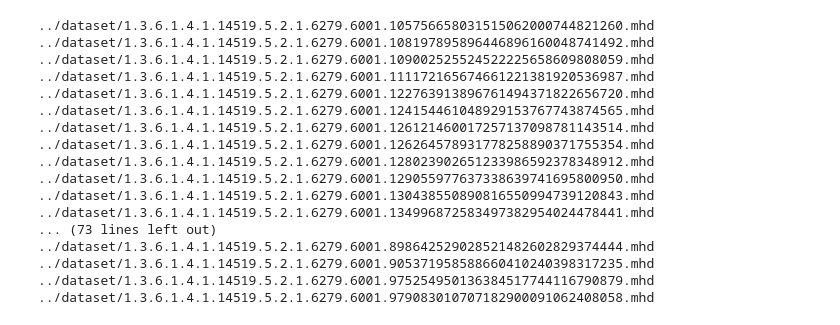
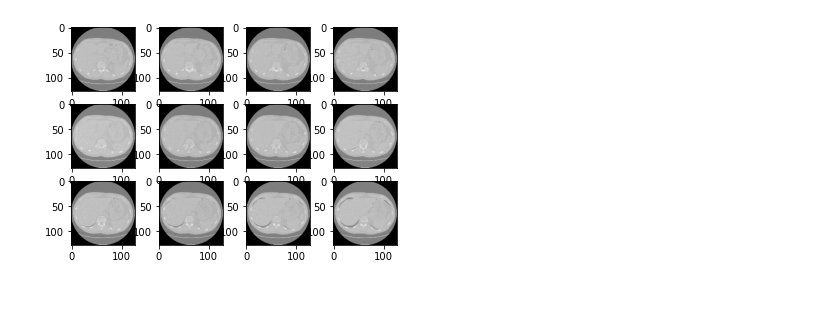
Before and after one commit to db-lk-wmii-2017/lung-cancer-detection, a Jupyter notebook: DataUnpack.ipynb, the cells around one changed output. Saved outputs shown, nothing was run; the diff lists cells and outputs as text; code cells hidden in the pictures; blank space fills up the shorter version.

```diff
--- a/DataUnpack.ipynb
+++ b/DataUnpack.ipynb
@@ -9,19 +10,12 @@ import matplotlib.pylab as plt
 # %%
 images_path = '../dataset/'
 test_image = "../dataset/1.3.6.1.4.1.14519.5.2.1.6279.6001.105756658031515062000744821260.mhd"
+IMG_SIZE = 128
+DATA_IMAGES = 1
+DATA_SLICES = 12
 # %%
 def load_image(filename):
     image = sitk.ReadImage(filename)
     ct_scan = sitk.GetArrayFromImage(image)
 
     return ct_scan
-# %%
-ct_scan = load_image(test_image)
-ct_scan[0]
-
-plt.figure(figsize=(20,64))
-plt.gray()
-plt.subplots_adjust(0,0,1,1,0.01,0.01)
-for i in range(ct_scan.shape[0]):
-    plt.subplot(30,5,i+1), plt.imshow(ct_scan[i]), plt.axis('off')
-plt.show()
@@ -30,23 +22,19 @@ plt.show()
 # %%
+images = []
 for (dirpath, dirnames, files) in walk(images_path):
     for file in files:
         if file.endswith(".mhd"):
-            print(images_path+file)
+            images.append(images_path+file)
-# %% [output]
-../dataset/1.3.6.1.4.1.14519.5.2.1.6279.6001.105756658031515062000744821260.mhd
-../dataset/1.3.6.1.4.1.14519.5.2.1.6279.6001.108197895896446896160048741492.mhd
-../dataset/1.3.6.1.4.1.14519.5.2.1.6279.6001.109002525524522225658609808059.mhd
-../dataset/1.3.6.1.4.1.14519.5.2.1.6279.6001.111172165674661221381920536987.mhd
-../dataset/1.3.6.1.4.1.14519.5.2.1.6279.6001.122763913896761494371822656720.mhd
-../dataset/1.3.6.1.4.1.14519.5.2.1.6279.6001.124154461048929153767743874565.mhd
-../dataset/1.3.6.1.4.1.14519.5.2.1.6279.6001.126121460017257137098781143514.mhd
-../dataset/1.3.6.1.4.1.14519.5.2.1.6279.6001.126264578931778258890371755354.mhd
-../dataset/1.3.6.1.4.1.14519.5.2.1.6279.6001.128023902651233986592378348912.mhd
-../dataset/1.3.6.1.4.1.14519.5.2.1.6279.6001.129055977637338639741695800950.mhd
-../dataset/1.3.6.1.4.1.14519.5.2.1.6279.6001.130438550890816550994739120843.mhd
-../dataset/1.3.6.1.4.1.14519.5.2.1.6279.6001.134996872583497382954024478441.mhd
-... (73 lines left out)
-../dataset/1.3.6.1.4.1.14519.5.2.1.6279.6001.898642529028521482602829374444.mhd
-../dataset/1.3.6.1.4.1.14519.5.2.1.6279.6001.905371958588660410240398317235.mhd
-../dataset/1.3.6.1.4.1.14519.5.2.1.6279.6001.975254950136384517744116790879.mhd
-../dataset/1.3.6.1.4.1.14519.5.2.1.6279.6001.979083010707182900091062408058.mhd
+# %%
+for image_path in images[:DATA_IMAGES]:
+    scan = load_image(image_path)
+
+    fig = plt.figure()
+
+    for i,image in enumerate(scan[:DATA_SLICES]):
+        subplot = fig.add_subplot(3,4,i+1)
+        img_resize = cv2.resize(image,(IMG_SIZE,IMG_SIZE))
+        subplot.imshow(img_resize)
+    plt.show()
+# %% [output]
+[figure, added]
```
Also changed, not shown: parts of 2 cells of this notebook.
